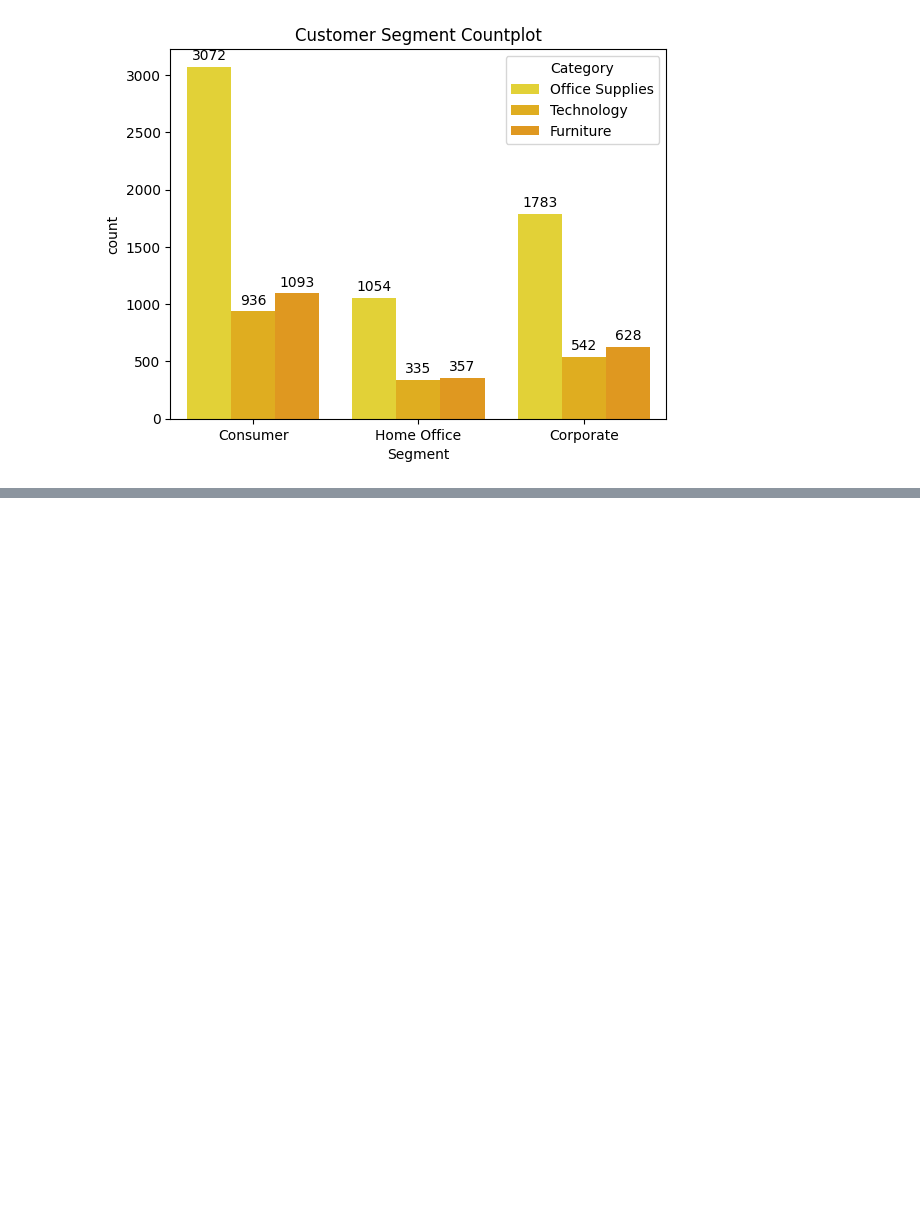
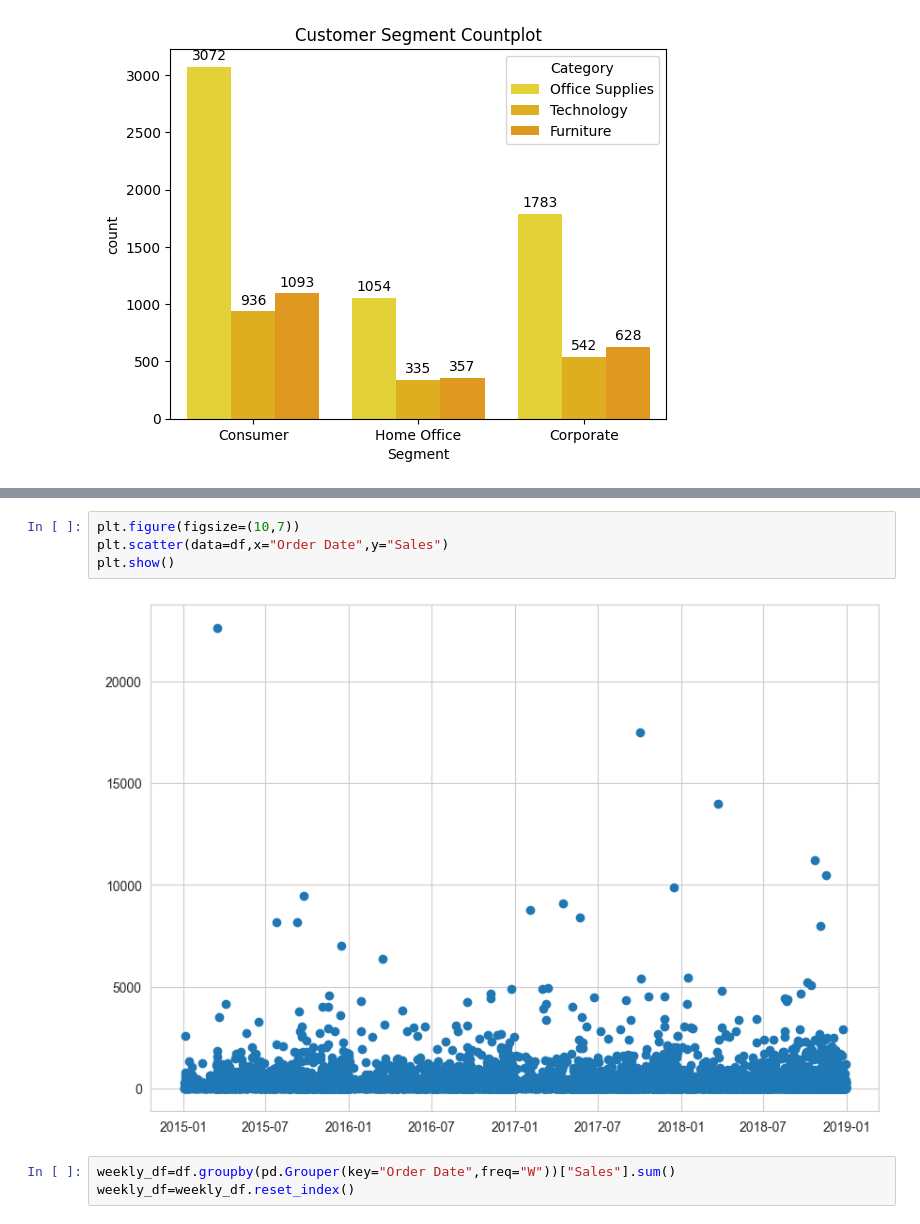
Before and after one commit to houssinekhlif/Project-1, a Jupyter notebook: DeliveryDelay+SalesForecasting.ipynb, the cells around one changed output, grey strips where cells are left out. Cells and saved outputs as stored; diff of their text form; blank space fills up the shorter version.

```diff
--- a/DeliveryDelay+SalesForecasting.ipynb
+++ b/DeliveryDelay+SalesForecasting.ipynb
@@ -211,0 +238,9 @@ Text(0.5, 1.0, 'Customer Segment Countplot')
+# %%
+plt.figure(figsize=(10,7))
+plt.scatter(data=df,x="Order Date",y="Sales")
+plt.show()
+# %% [output]
+[figure, added]
+# %%
+weekly_df=df.groupby(pd.Grouper(key="Order Date",freq="W"))["Sales"].sum()
+weekly_df=weekly_df.reset_index()
```
Also changed, not shown: parts of 28 cells of this notebook.
